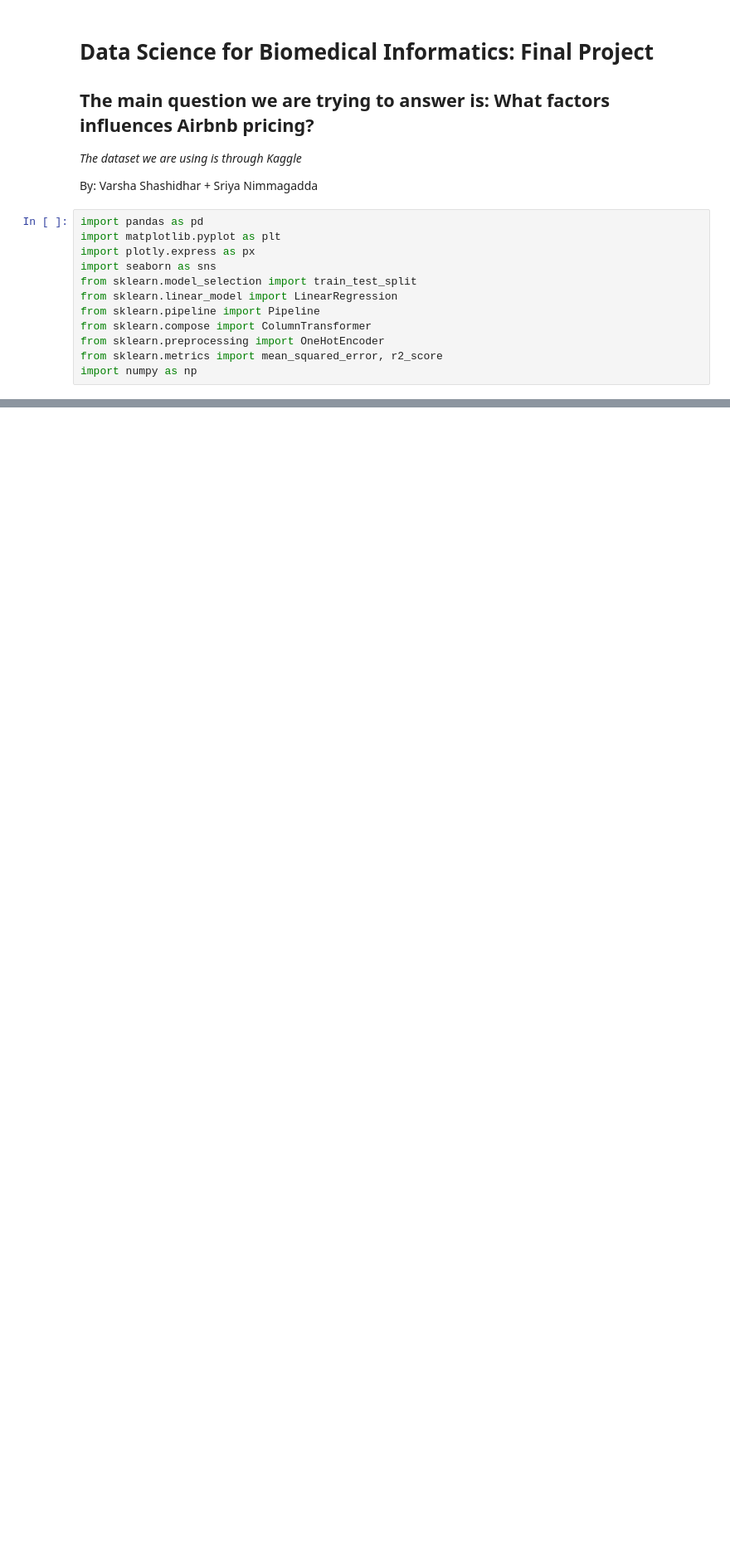
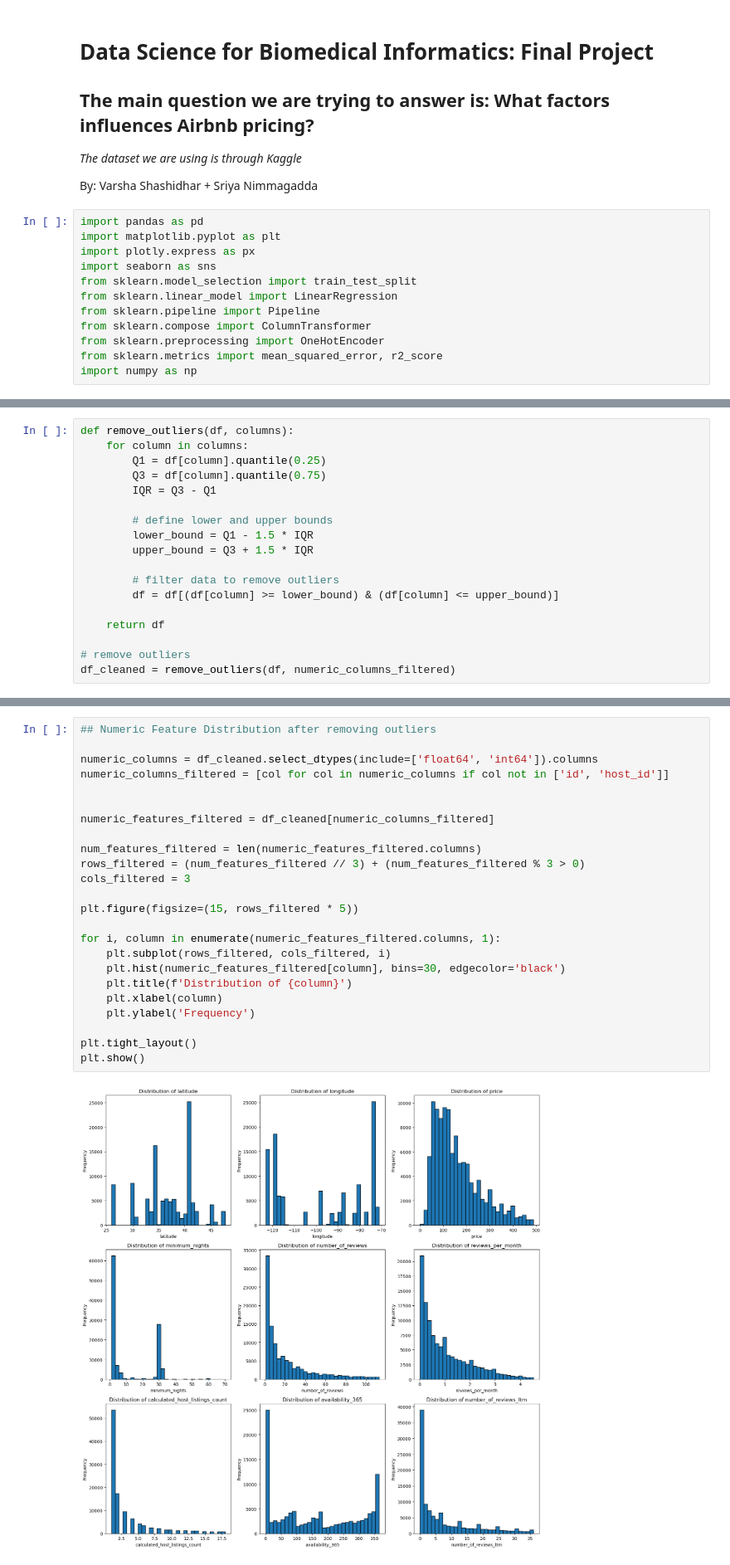
Before and after one commit to sriya-nimma/DataSciBioMedicalProject, a Jupyter notebook: Final_Project.ipynb, the cells around one changed output, grey strips where cells are left out. Shown at 83% size. Cells and saved outputs as stored; diff of their text form; blank space fills up the shorter version.

```diff
--- a/Final_Project.ipynb
+++ b/Final_Project.ipynb
@@ -78,0 +148,18 @@ memory usage: 24.7+ MB
+# %%
+def remove_outliers(df, columns):
+    for column in columns:
+        Q1 = df[column].quantile(0.25)
+        Q3 = df[column].quantile(0.75)
+        IQR = Q3 - Q1
+
+        # define lower and upper bounds
+        lower_bound = Q1 - 1.5 * IQR
+        upper_bound = Q3 + 1.5 * IQR
+
+        # filter data to remove outliers
+        df = df[(df[column] >= lower_bound) & (df[column] <= upper_bound)]
+
+    return df
+
+# remove outliers
+df_cleaned = remove_outliers(df, numeric_columns_filtered)
@@ -78,0 +168,26 @@ memory usage: 24.7+ MB
+# %%
+## Numeric Feature Distribution after removing outliers
+
+numeric_columns = df_cleaned.select_dtypes(include=['float64', 'int64']).columns
+numeric_columns_filtered = [col for col in numeric_columns if col not in ['id', 'host_id']]
+
+
+numeric_features_filtered = df_cleaned[numeric_columns_filtered]
+
+num_features_filtered = len(numeric_features_filtered.columns)
+rows_filtered = (num_features_filtered // 3) + (num_features_filtered % 3 > 0)
+cols_filtered = 3
+
+plt.figure(figsize=(15, rows_filtered * 5))
+
+for i, column in enumerate(numeric_features_filtered.columns, 1):
+    plt.subplot(rows_filtered, cols_filtered, i)
+    plt.hist(numeric_features_filtered[column], bins=30, edgecolor='black')
+    plt.title(f'Distribution of {column}')
+    plt.xlabel(column)
+    plt.ylabel('Frequency')
+
+plt.tight_layout()
+plt.show()
+# %% [output]
+[figure, added]
```
Also changed, not shown: parts of 24 cells of this notebook.
